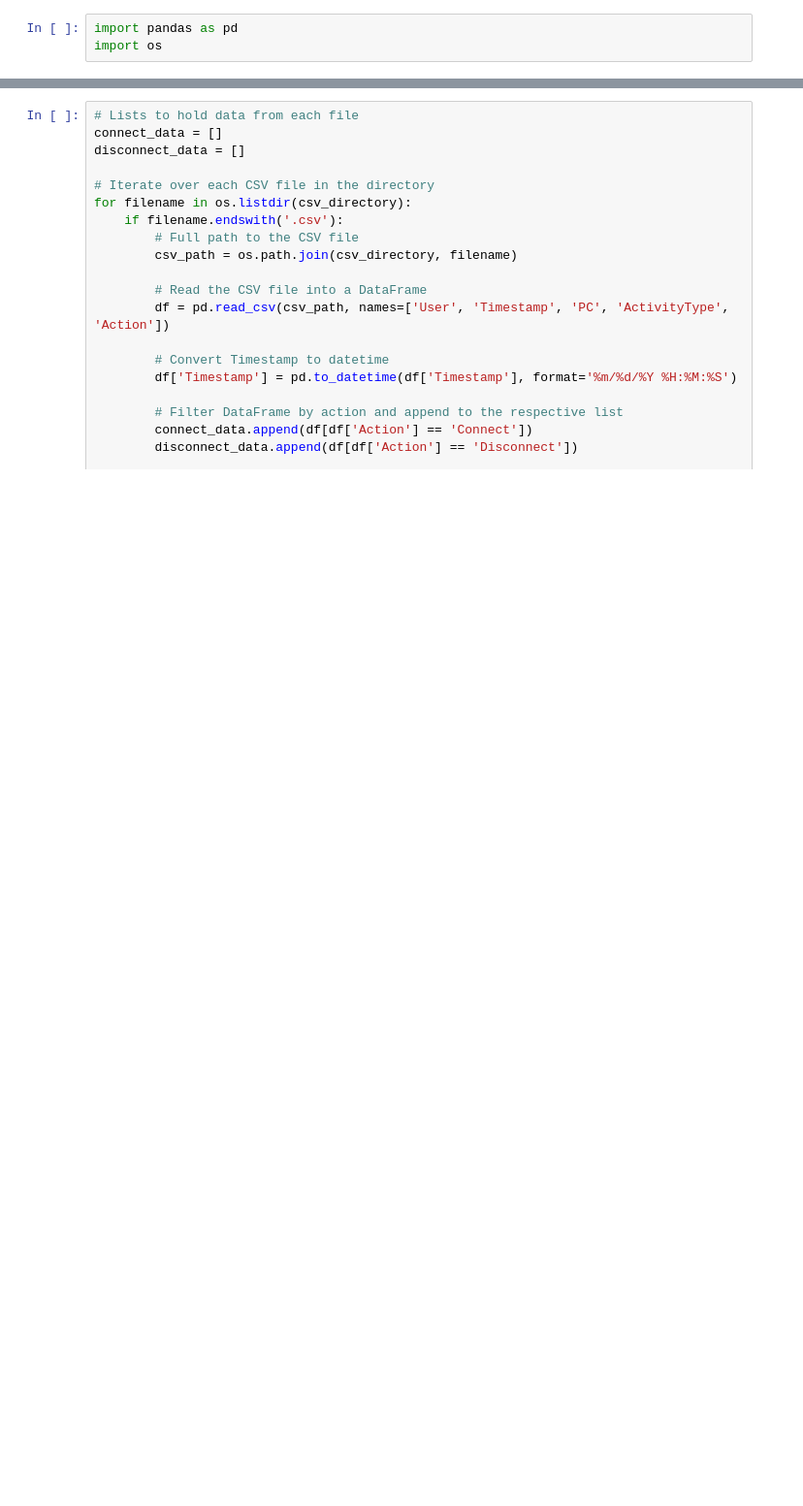
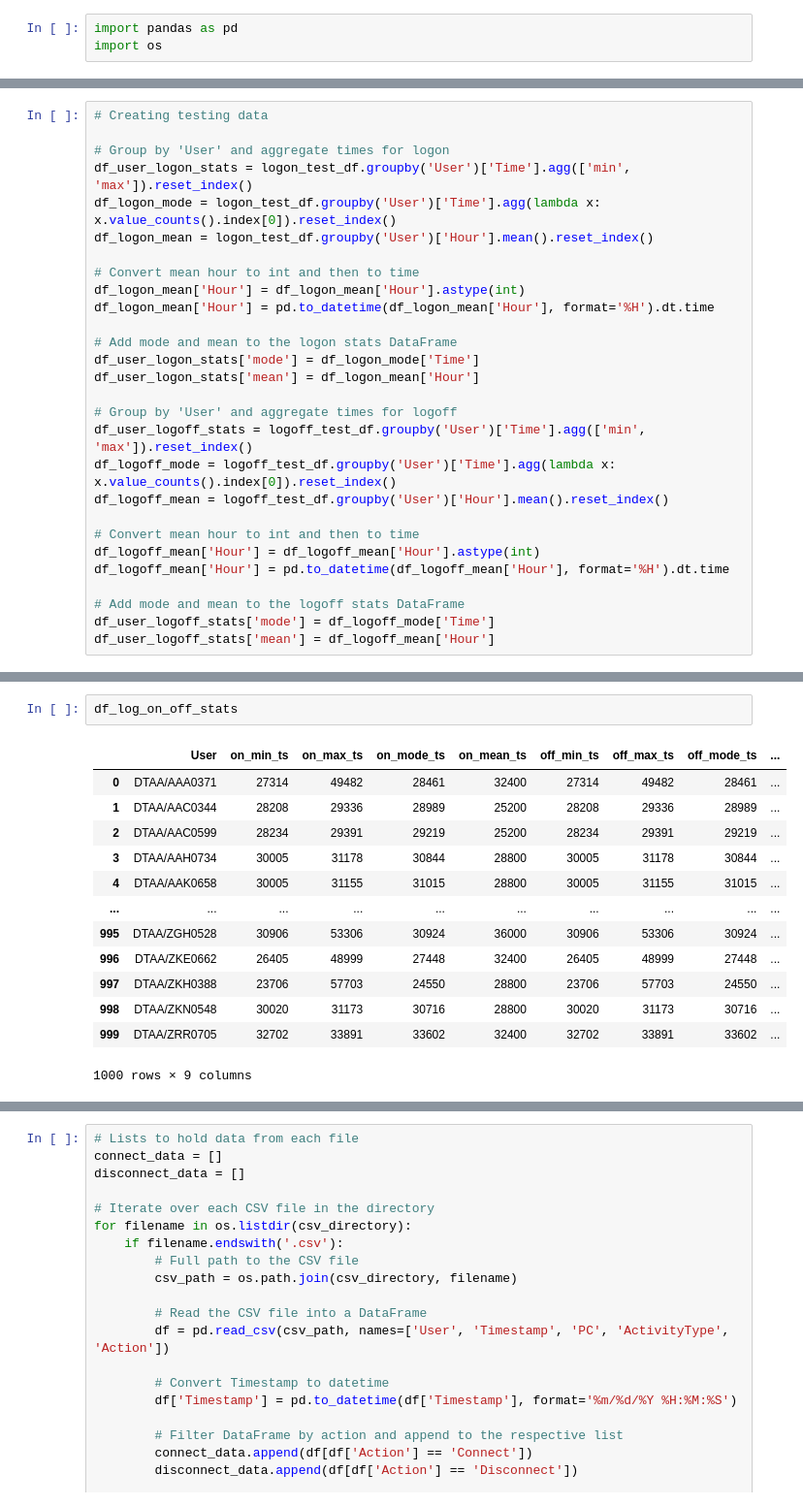
Before and after one commit to af223/17735-project, a Jupyter notebook: detection_v1.ipynb, the cells around one changed output, grey strips where cells are left out. Shown: that part at 97% size. Drawn from its saved outputs; the diff is of its cells as text; blank space fills up the shorter version.

Commit message:
train/test split for non-dp model

```diff
--- a/detection_v1.ipynb
+++ b/detection_v1.ipynb
@@ -274,0 +160,28 @@ dtype: int64
+# %%
+# Creating testing data
+
+# Group by 'User' and aggregate times for logon
+df_user_logon_stats = logon_test_df.groupby('User')['Time'].agg(['min', 'max']).reset_index()
+df_logon_mode = logon_test_df.groupby('User')['Time'].agg(lambda x: x.value_counts().index[0]).reset_index()
+df_logon_mean = logon_test_df.groupby('User')['Hour'].mean().reset_index()
+
+# Convert mean hour to int and then to time
+df_logon_mean['Hour'] = df_logon_mean['Hour'].astype(int)
+df_logon_mean['Hour'] = pd.to_datetime(df_logon_mean['Hour'], format='%H').dt.time
+
+# Add mode and mean to the logon stats DataFrame
+df_user_logon_stats['mode'] = df_logon_mode['Time']
+df_user_logon_stats['mean'] = df_logon_mean['Hour']
+
+# Group by 'User' and aggregate times for logoff
+df_user_logoff_stats = logoff_test_df.groupby('User')['Time'].agg(['min', 'max']).reset_index()
+df_logoff_mode = logoff_test_df.groupby('User')['Time'].agg(lambda x: x.value_counts().index[0]).reset_index()
+df_logoff_mean = logoff_test_df.groupby('User')['Hour'].mean().reset_index()
+
+# Convert mean hour to int and then to time
+df_logoff_mean['Hour'] = df_logoff_mean['Hour'].astype(int)
+df_logoff_mean['Hour'] = pd.to_datetime(df_logoff_mean['Hour'], format='%H').dt.time
+
+# Add mode and mean to the logoff stats DataFrame
+df_user_logoff_stats['mode'] = df_logoff_mode['Time']
+df_user_logoff_stats['mean'] = df_logoff_mean['Hour']
@@ -274,0 +254,16 @@ dtype: int64
+# %%
+df_log_on_off_stats
+# %% [output]
+|  | User | on_min_ts | on_max_ts | on_mode_ts | on_mean_ts | off_min_ts | off_max_ts | off_mode_ts | ... |
+| 0 | DTAA/AAA0371 | 27314 | 49482 | 28461 | 32400 | 27314 | 49482 | 28461 | ... |
+| 1 | DTAA/AAC0344 | 28208 | 29336 | 28989 | 25200 | 28208 | 29336 | 28989 | ... |
+| 2 | DTAA/AAC0599 | 28234 | 29391 | 29219 | 25200 | 28234 | 29391 | 29219 | ... |
+| 3 | DTAA/AAH0734 | 30005 | 31178 | 30844 | 28800 | 30005 | 31178 | 30844 | ... |
+| 4 | DTAA/AAK0658 | 30005 | 31155 | 31015 | 28800 | 30005 | 31155 | 31015 | ... |
+| ... | ... | ... | ... | ... | ... | ... | ... | ... | ... |
+| 995 | DTAA/ZGH0528 | 30906 | 53306 | 30924 | 36000 | 30906 | 53306 | 30924 | ... |
+| 996 | DTAA/ZKE0662 | 26405 | 48999 | 27448 | 32400 | 26405 | 48999 | 27448 | ... |
+| 997 | DTAA/ZKH0388 | 23706 | 57703 | 24550 | 28800 | 23706 | 57703 | 24550 | ... |
+| 998 | DTAA/ZKN0548 | 30020 | 31173 | 30716 | 28800 | 30020 | 31173 | 30716 | ... |
+| 999 | DTAA/ZRR0705 | 32702 | 33891 | 33602 | 32400 | 32702 | 33891 | 33602 | ... |
+1000 rows × 9 columns
```
Also changed, not shown: parts of 24 cells of this notebook.
